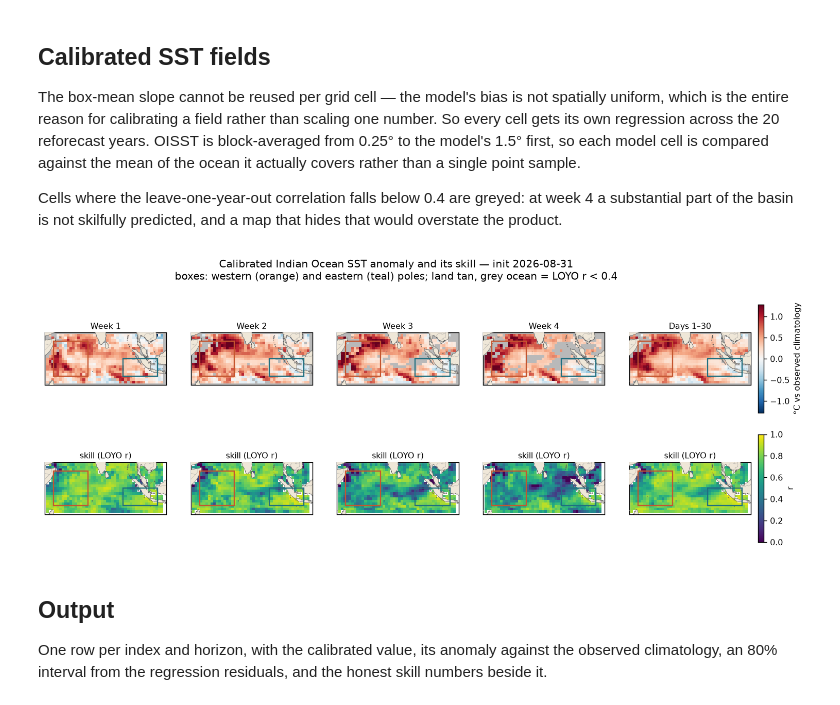
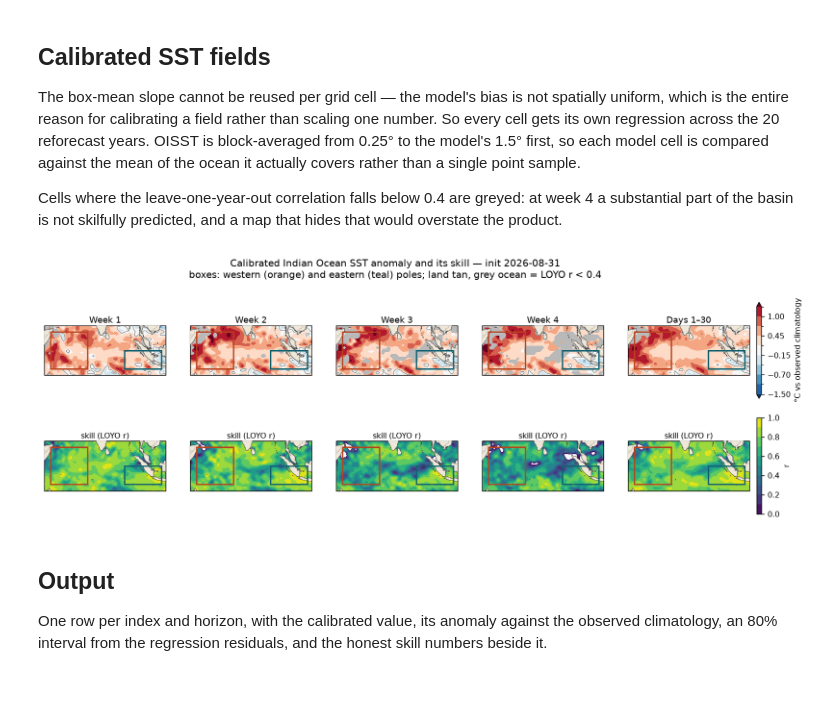
Before and after one commit to accord-research/chc_analyses, a Jupyter notebook: IOD-forecasting/IOD_forecast.ipynb, the cells around one changed output. Cells and saved outputs as stored; diff of their text form; code cells hidden in the pictures.

```diff
--- a/IOD-forecasting/IOD_forecast.ipynb
+++ b/IOD-forecasting/IOD_forecast.ipynb
@@ -196,49 +196,39 @@ rather than a single point sample.
 Cells where the leave-one-year-out correlation falls below 0.4 are greyed:
 at week 4 a substantial part of the basin is not skilfully predicted, and a map
 that hides that would overstate the product.
-# %%
-import cartopy.crs as ccrs, cartopy.feature as cfeature
-
-cf = res["calibrated_fields"]
-anom = cf.calibrated_sst - cf.obs_climatology
-lim = float(np.nanpercentile(np.abs(anom.values), 98))
-norm = TwoSlopeNorm(vcenter=0, vmin=-lim, vmax=lim)
-proj = ccrs.PlateCarree()
-SKILL_FLOOR, MASK_GREY, LAND_TAN = 0.4, "#b9b9b9", "#efe7d8"
-
-def _basemap(ax):
-    ax.add_feature(cfeature.LAND.with_scale("50m"), facecolor=LAND_TAN, edgecolor="none", zorder=3)
-    ax.add_feature(cfeature.COASTLINE.with_scale("50m"), lw=0.4, edgecolor="#5a5a5a", zorder=4)
-    ax.add_feature(cfeature.BORDERS.with_scale("50m"), lw=0.25, edgecolor="#9a9a9a", zorder=4)
-    ax.set_extent([45, 115, -15, 15], crs=proj)
-    for box, c in (("wtio", "#c4552f"), ("setio", "#1f6f80")):
-        b = REGIONS[box]
-        ax.add_patch(plt.Rectangle((b["west"], b["south"]), b["east"] - b["west"],
-                                   b["north"] - b["south"], fill=False, ec=c, lw=1.3,
-                                   transform=proj, zorder=5))
-
-fig, axes = plt.subplots(2, 5, figsize=(14, 4.6), subplot_kw={"projection": proj})
-for j, w in enumerate(iod.WINDOWS):
-    # masked cells get an explicit grey: white is the colormap's own centre, so an
-    # unskilful cell left blank would read as "no anomaly".
-    axes[0, j].set_facecolor(MASK_GREY)
-    a = anom.sel(window=w).where(cf.loyo_r.sel(window=w) >= SKILL_FLOOR)
-    im = axes[0, j].pcolormesh(anom.lon, anom.lat, a, cmap="RdBu_r", norm=norm,
-                               shading="auto", transform=proj, zorder=2)
-    sk = axes[1, j].pcolormesh(cf.loyo_r.lon, cf.loyo_r.lat, cf.loyo_r.sel(window=w),
-                               cmap="viridis", vmin=0, vmax=1, shading="auto",
-                               transform=proj, zorder=2)
-    for row, ttl in ((0, WLAB[w]), (1, "skill (LOYO r)")):
-        _basemap(axes[row, j])
-        axes[row, j].set_title(ttl, fontsize=9, pad=4)
-fig.colorbar(im, ax=axes[0, :].tolist(), fraction=.018, pad=.01, label="°C vs observed climatology")
-fig.colorbar(sk, ax=axes[1, :].tolist(), fraction=.018, pad=.01, label="r")
-fig.suptitle(f"Calibrated Indian Ocean SST anomaly and its skill — init {INIT}\n"
-             "boxes: western (orange) and eastern (teal) poles; land tan, grey ocean = LOYO r < 0.4",
-             fontsize=11, y=1.03)
-plt.show()
-# %% [output]
-[figure, removed]
+# %%
+import cartopy.crs as ccrs
+import make_maps as mm
+
+# Same filled-contour renderer the report uses -- the GHACOF house style: cubic
+# refinement onto a finer grid so the field reads as a field rather than as a
+# mosaic of 1.5 deg model cells. Presentational only; every number quoted above
+# comes from the native-resolution field.
+cf = res["calibrated_fields"]
+anom = cf.calibrated_sst - cf.obs_climatology
+proj = ccrs.PlateCarree()
+norm = mm.BoundaryNorm(mm.LEVELS, ncolors=plt.get_cmap("RdBu_r").N, extend="both")
+
+fig, axes = plt.subplots(2, 5, figsize=(15, 4.4), subplot_kw={"projection": proj})
+for j, w in enumerate(iod.WINDOWS):
+    cs = mm._panel(axes[0, j], anom.sel(window=w),
+                   cf.loyo_r.sel(window=w) >= mm.SKILL_FLOOR, proj, norm, WLAB[w])
+    # the skill field itself, on the same refined basemap
+    sfine = mm.refine(cf.loyo_r.sel(window=w))
+    sk = axes[1, j].contourf(sfine["lon"].values, sfine["lat"].values, sfine.values,
+                             levels=np.arange(0, 1.01, 0.1), cmap="viridis",
+                             transform=proj, zorder=2, extend="neither")
+    mm._basemap(axes[1, j], proj)
+    axes[1, j].set_title("skill (LOYO r)", fontsize=9, pad=3)
+fig.colorbar(cs, ax=axes[0, :].tolist(), fraction=.018, pad=.01,
+             ticks=mm.LEVELS[::2], label="°C vs observed climatology")
+fig.colorbar(sk, ax=axes[1, :].tolist(), fraction=.018, pad=.01, label="r")
+fig.suptitle(f"Calibrated Indian Ocean SST anomaly and its skill — init {INIT}\n"
+             "boxes: western (orange) and eastern (teal) poles; land tan, grey ocean = LOYO r < 0.4",
+             fontsize=11, y=1.04)
+plt.show()
+# %% [output]
+[figure, added]
 # %% [markdown]
 ## Output
 
```
Also changed, not shown: 6 other files.
